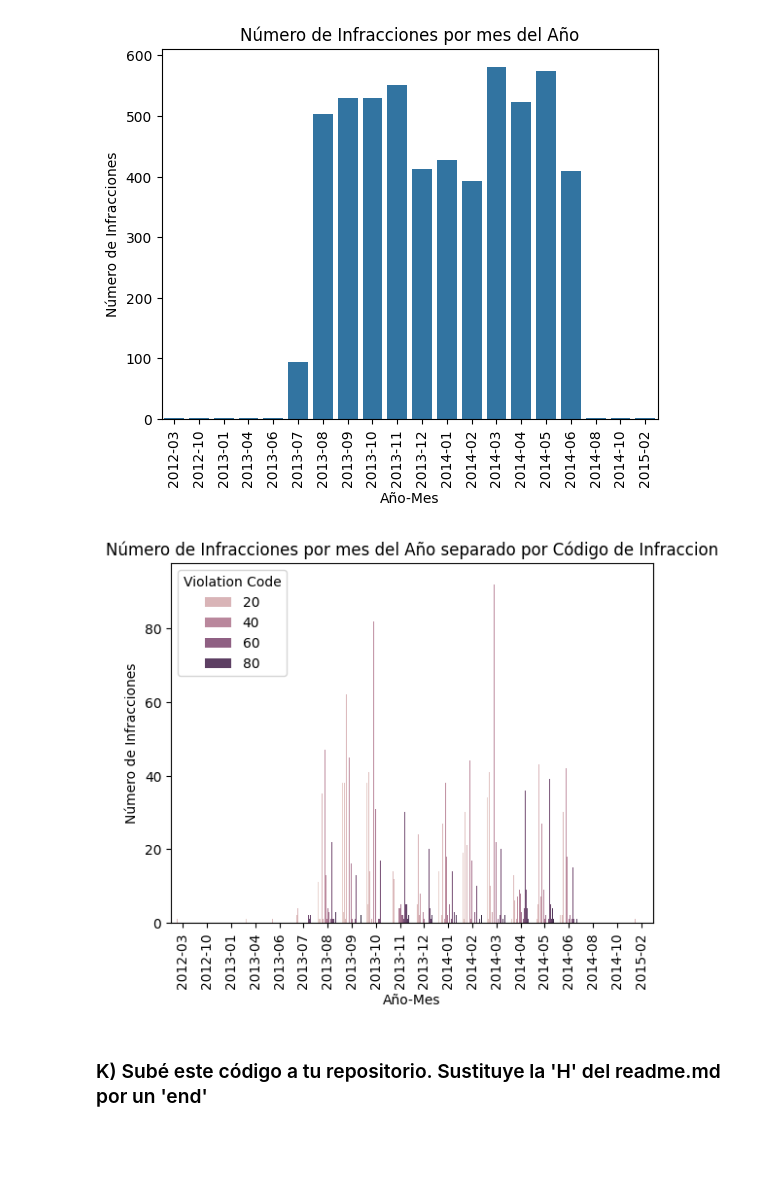
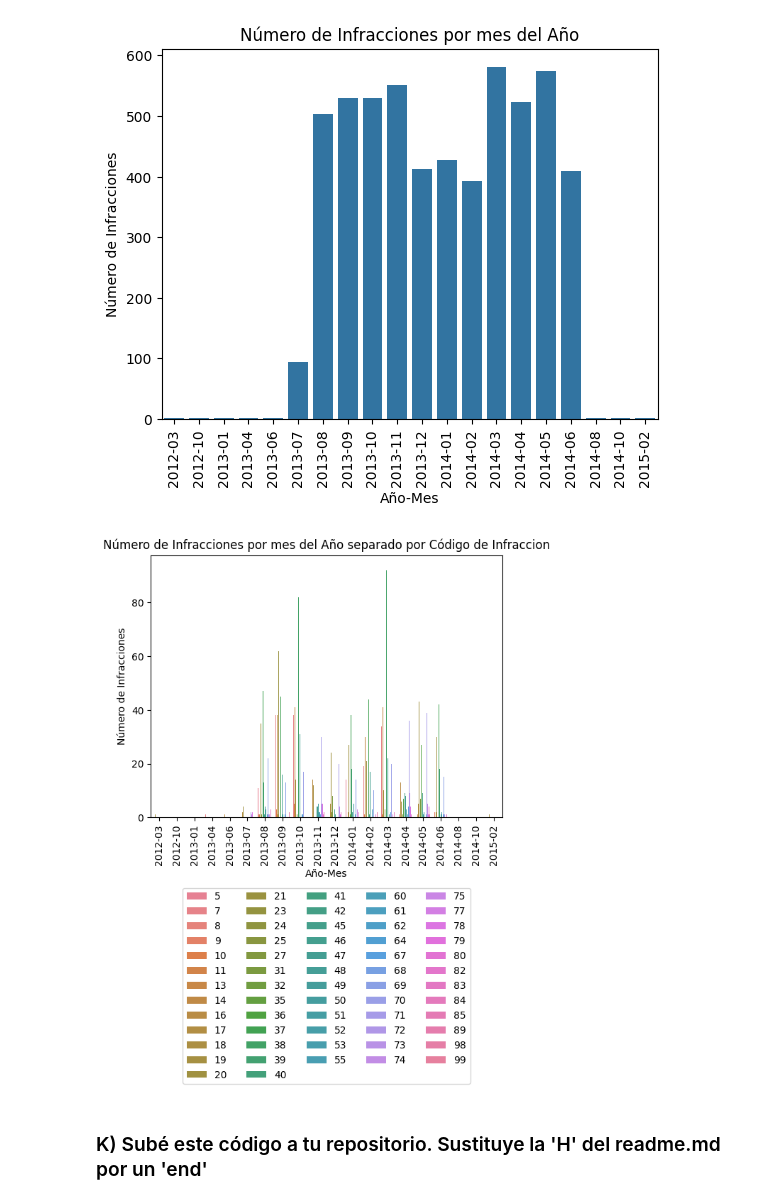
Before and after one commit to llorenscapotorres/ProyectoPandas, a Jupyter notebook: ProyectoPandas_Github.ipynb, the cells around one changed output. Saved outputs shown, nothing was run; the diff lists cells and outputs as text; code cells hidden in the pictures; blank space fills up the shorter version.

```diff
--- a/ProyectoPandas_Github.ipynb
+++ b/ProyectoPandas_Github.ipynb
@@ -161,14 +161,17 @@ plt.xticks(rotation=90)
 plt.show()
 # %% [output]
 [figure]
+# %%
+result['Violation Code'] = result['Violation Code'].astype('category')
 # %%
 sns.barplot(data=result, x="Year-Month", y="Violation Count", hue="Violation Code")
 plt.title("Número de Infracciones por mes del Año separado por Código de Infraccion")
 plt.xlabel("Año-Mes")
 plt.ylabel("Número de Infracciones")
 plt.xticks(rotation=90)
+plt.legend(ncol=5, loc='upper center', bbox_to_anchor=(0.5, -0.25))
 plt.show()
 # %% [output]
-[figure, old version]
+[figure, new version]
 # %% [markdown]
 ### K) Subé este código a tu repositorio. Sustituye la 'H' del readme.md por un 'end'
```
